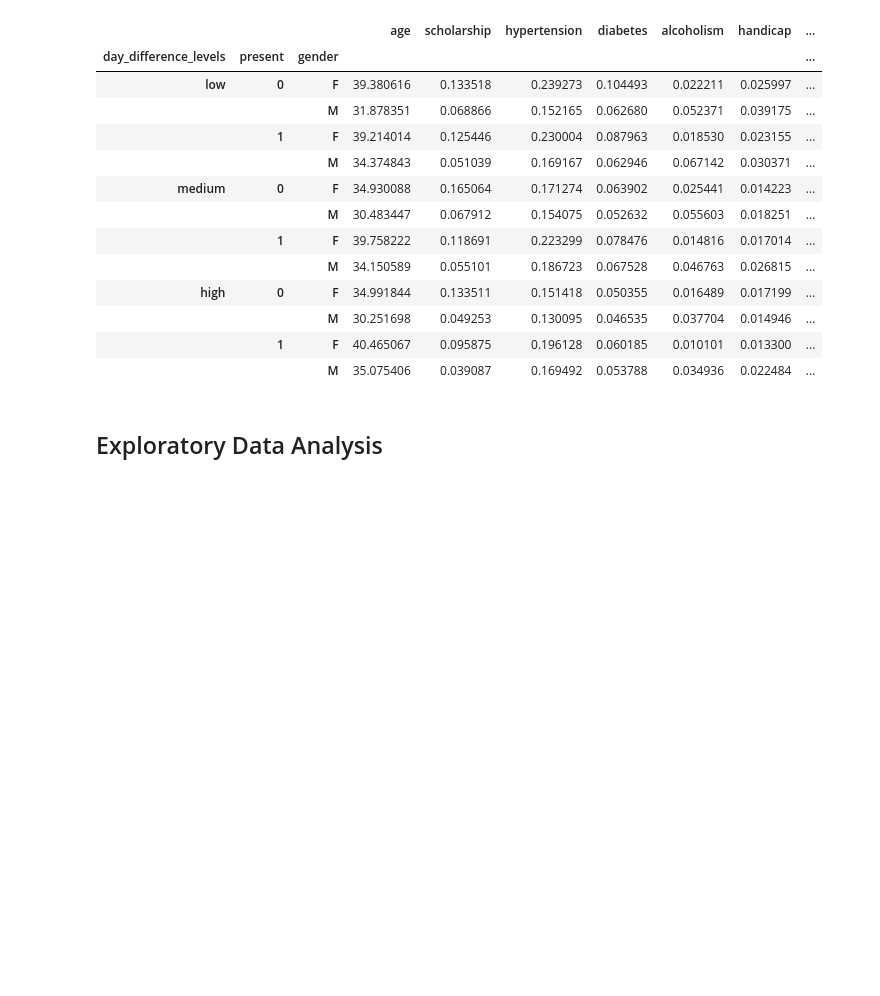
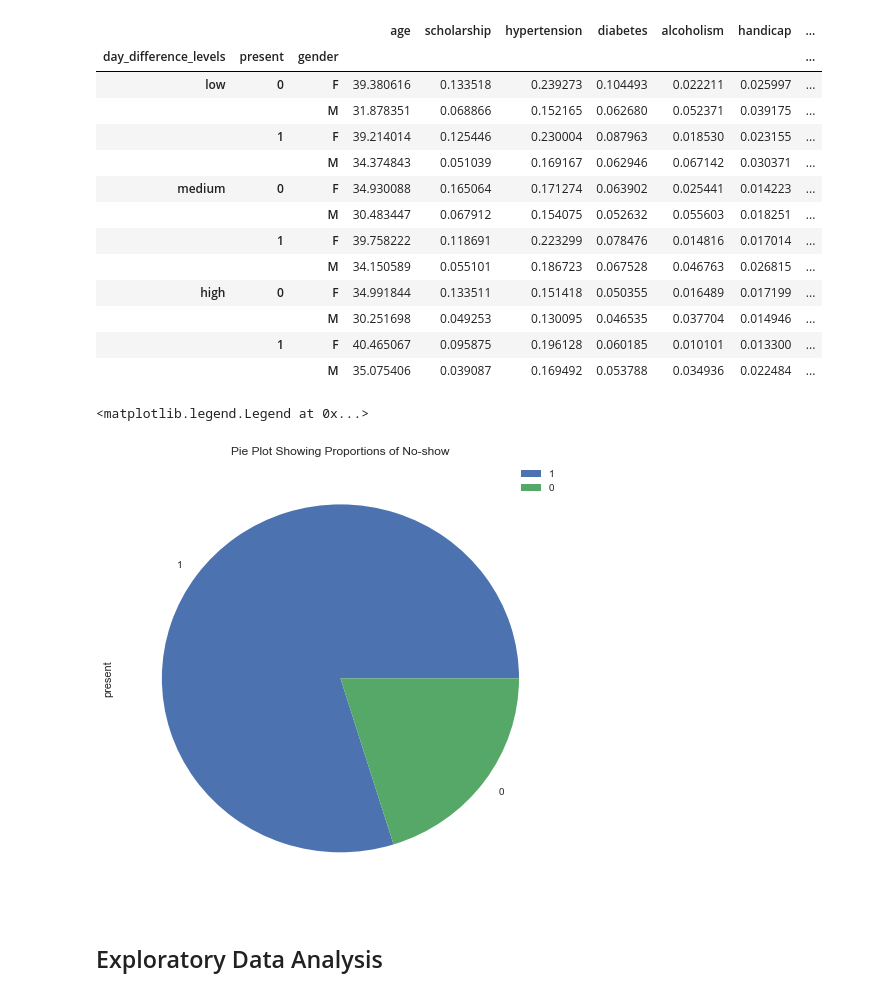
Before and after one commit to chichi012/Udacity-Project-2, a Jupyter notebook: Project2.ipynb, the cells around one changed output. Drawn from its saved outputs; the diff is of its cells as text; code cells hidden in the pictures; blank space fills up the shorter version.

```diff
--- a/Project2.ipynb
+++ b/Project2.ipynb
@@ -306,6 +312,15 @@ df.groupby(['day_difference_levels','present','gender']).mean()
 |  |  | M | 30.251698 | 0.049253 | 0.130095 | 0.046535 | 0.037704 | 0.014946 | ... |
 |  | 1 | F | 40.465067 | 0.095875 | 0.196128 | 0.060185 | 0.010101 | 0.013300 | ... |
 |  |  | M | 35.075406 | 0.039087 | 0.169492 | 0.053788 | 0.034936 | 0.022484 | ... |
+# %%
+#plotting the pe plot of present column
+
+df['present'].value_counts().plot(kind='pie',figsize=(8,8))
+plt.title('Pie Plot Showing Proportions of No-show')
+plt.legend()
+# %% [output]
+<matplotlib.legend.Legend at 0x...>
+[figure, added]
 # %% [markdown]
 <a id='eda'></a>
 ## Exploratory Data Analysis
```
Also changed, not shown: parts of 9 cells of this notebook.
